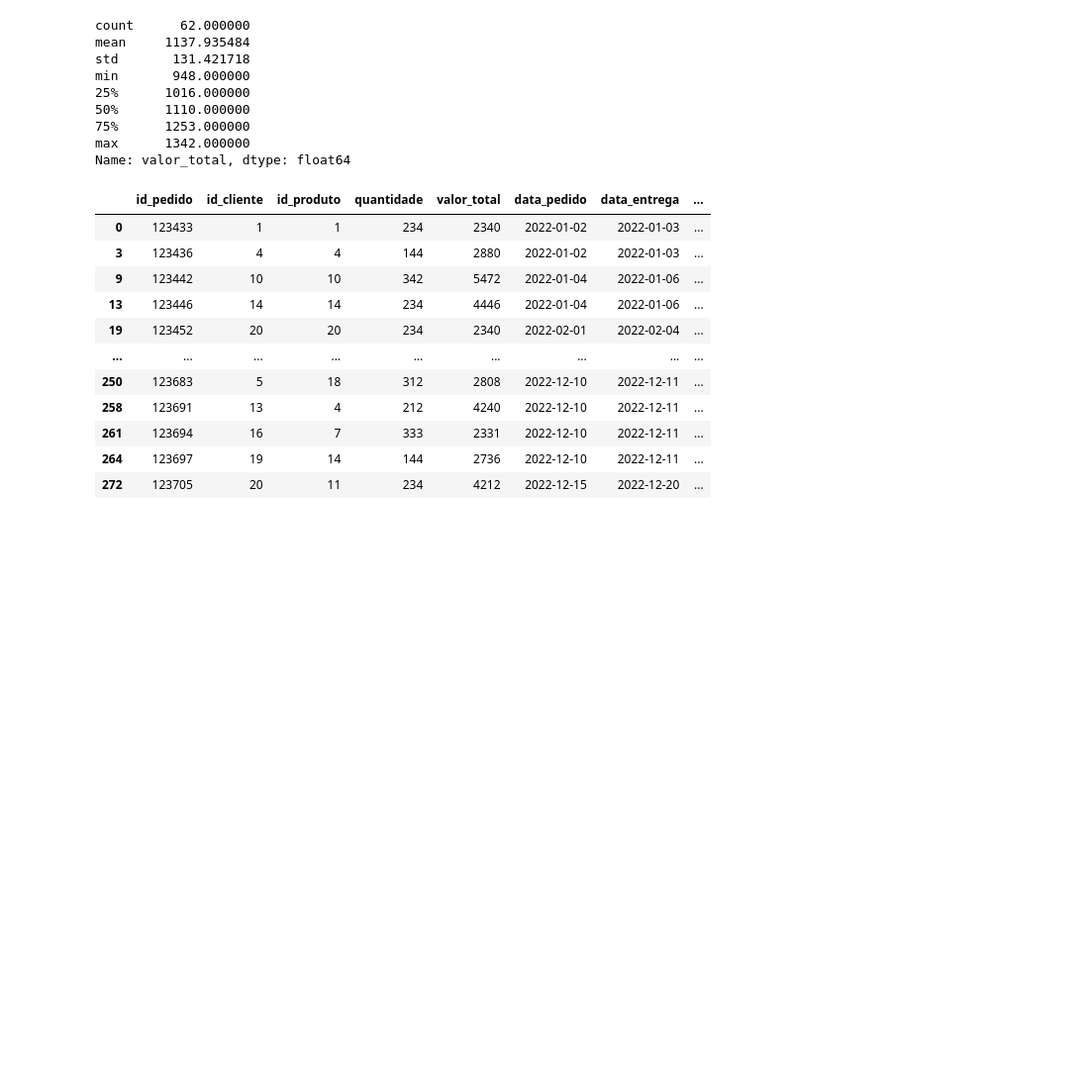
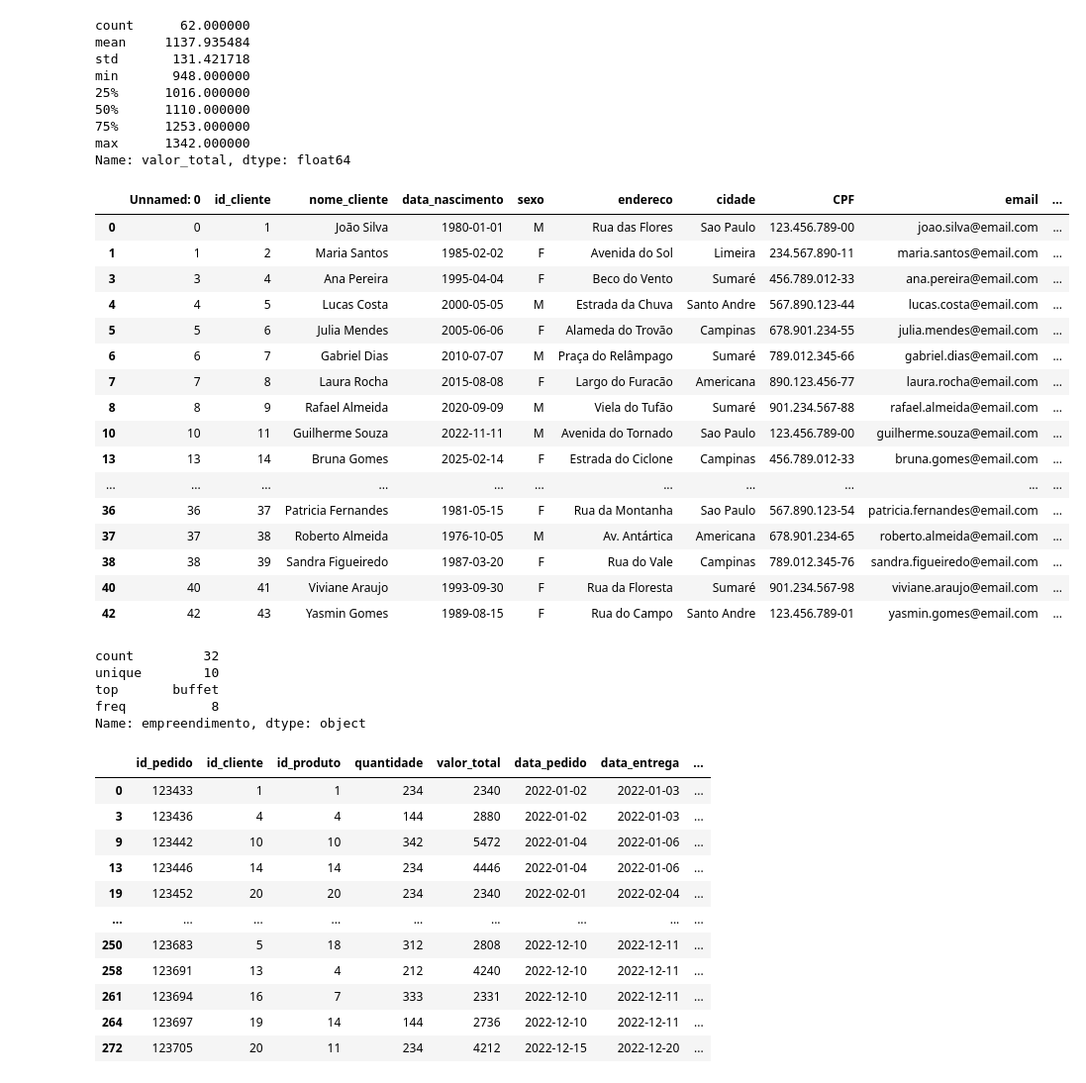
Before and after one commit to anibaltanganelli/Flora, a Jupyter notebook: flora_pratica.ipynb, the cells around one changed output. Shown at 99% size. Cells and saved outputs as stored; diff of their text form; code cells hidden in the pictures; blank space fills up the shorter version.

```diff
--- a/flora_pratica.ipynb
+++ b/flora_pratica.ipynb
@@ -292,6 +362,37 @@ min       948.000000
 75%      1253.000000
 max      1342.000000
 Name: valor_total, dtype: float64
+# %%
+#IDENTIFICANDO
+mascara_mediana= clientes['id_cliente'].isin(quartil_mediana_VT['id_cliente'])
+clientes_mediana = clientes[mascara_mediana]
+clientes_mediana
+# %% [output]
+|  | Unnamed: 0 | id_cliente | nome_cliente | data_nascimento | sexo | endereco | cidade | CPF | email | ... |
+| 0 | 0 | 1 | João Silva | 1980-01-01 | M | Rua das Flores | Sao Paulo | 123.456.789-00 | joao.silva@email.com | ... |
+| 1 | 1 | 2 | Maria Santos | 1985-02-02 | F | Avenida do Sol | Limeira | 234.567.890-11 | maria.santos@email.com | ... |
+| 3 | 3 | 4 | Ana Pereira | 1995-04-04 | F | Beco do Vento | Sumaré | 456.789.012-33 | ana.pereira@email.com | ... |
+| 4 | 4 | 5 | Lucas Costa | 2000-05-05 | M | Estrada da Chuva | Santo Andre | 567.890.123-44 | lucas.costa@email.com | ... |
+| 5 | 5 | 6 | Julia Mendes | 2005-06-06 | F | Alameda do Trovão | Campinas | 678.901.234-55 | julia.mendes@email.com | ... |
+| 6 | 6 | 7 | Gabriel Dias | 2010-07-07 | M | Praça do Relâmpago | Sumaré | 789.012.345-66 | gabriel.dias@email.com | ... |
+| 7 | 7 | 8 | Laura Rocha | 2015-08-08 | F | Largo do Furacão | Americana | 890.123.456-77 | laura.rocha@email.com | ... |
+| 8 | 8 | 9 | Rafael Almeida | 2020-09-09 | M | Viela do Tufão | Sumaré | 901.234.567-88 | rafael.almeida@email.com | ... |
+| 10 | 10 | 11 | Guilherme Souza | 2022-11-11 | M | Avenida do Tornado | Sao Paulo | 123.456.789-00 | guilherme.souza@email.com | ... |
+| 13 | 13 | 14 | Bruna Gomes | 2025-02-14 | F | Estrada do Ciclone | Campinas | 456.789.012-33 | bruna.gomes@email.com | ... |
+| ... | ... | ... | ... | ... | ... | ... | ... | ... | ... | ... |
+| 36 | 36 | 37 | Patricia Fernandes | 1981-05-15 | F | Rua da Montanha | Sao Paulo | 567.890.123-54 | patricia.fernandes@email.com | ... |
+| 37 | 37 | 38 | Roberto Almeida | 1976-10-05 | M | Av. Antártica | Americana | 678.901.234-65 | roberto.almeida@email.com | ... |
+| 38 | 38 | 39 | Sandra Figueiredo | 1987-03-20 | F | Rua do Vale | Campinas | 789.012.345-76 | sandra.figueiredo@email.com | ... |
+| 40 | 40 | 41 | Viviane Araujo | 1993-09-30 | F | Rua da Floresta | Sumaré | 901.234.567-98 | viviane.araujo@email.com | ... |
+| 42 | 42 | 43 | Yasmin Gomes | 1989-08-15 | F | Rua do Campo | Santo Andre | 123.456.789-01 | yasmin.gomes@email.com | ... |
+# %%
+clientes_mediana['empreendimento'].describe()
+# %% [output]
+count         32
+unique        10
+top       buffet
+freq           8
+Name: empreendimento, dtype: object
 # %%
 quartil_superior_VT = pedidos[pedidos['valor_total'] > Q3]
 quartil_superior_VT
```
Also changed, not shown: parts of 26 cells of this notebook.
